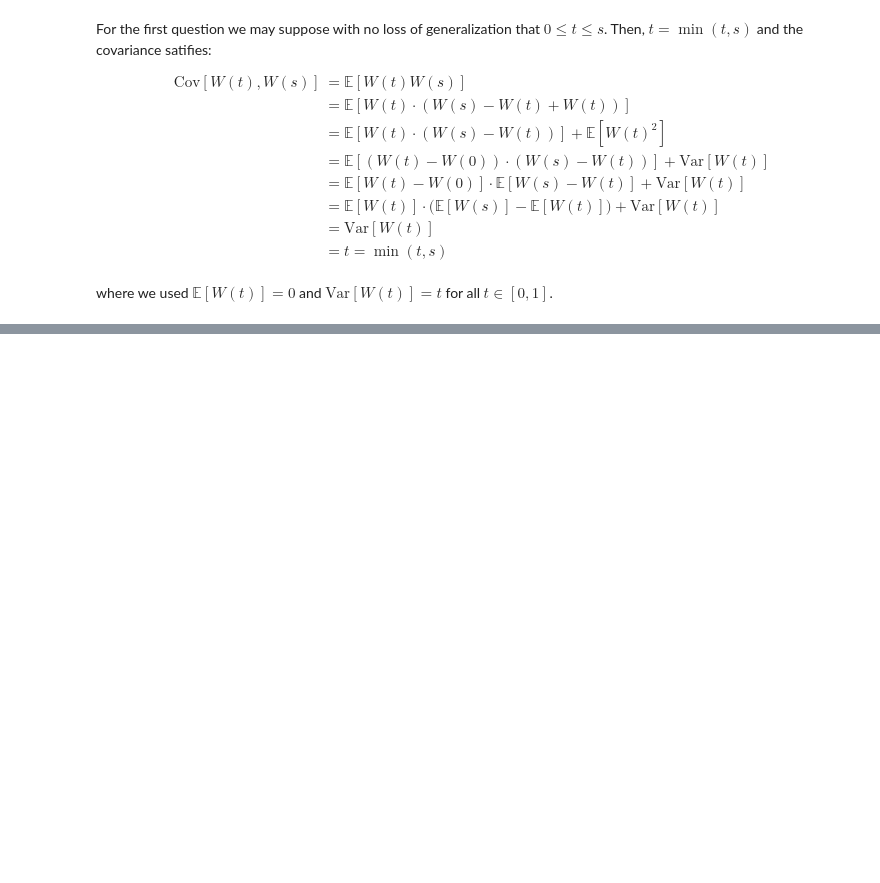
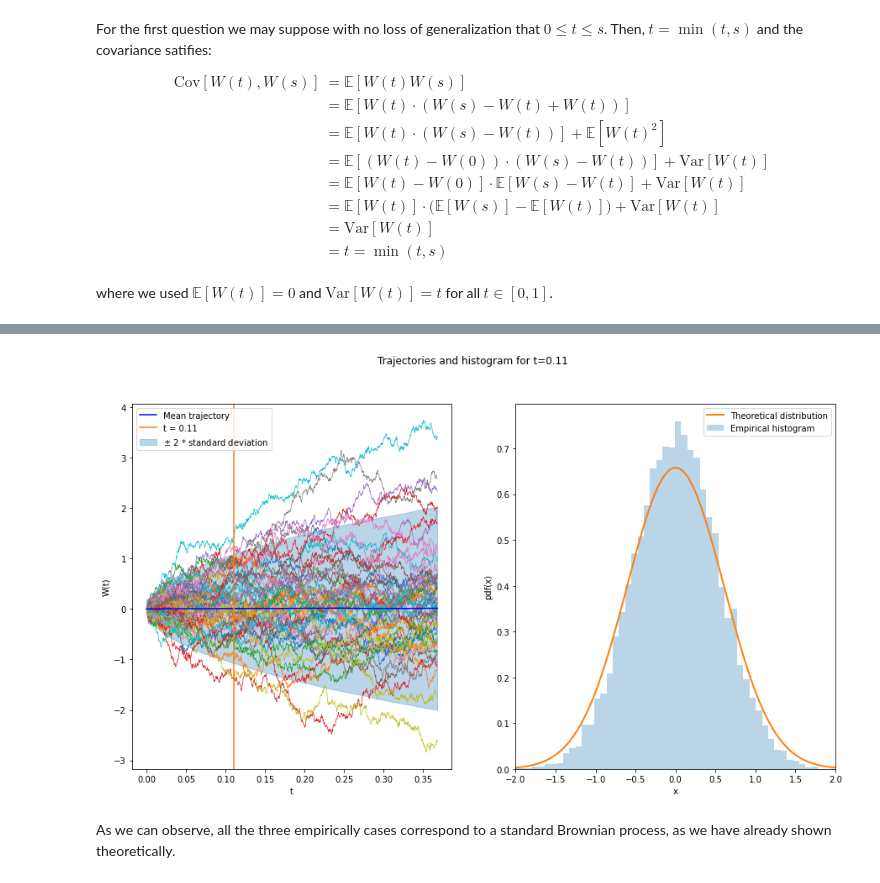
Before and after one commit to Ocete/mcd-pe-continuo, a Jupyter notebook: P1/ejercicios.ipynb, the cells around one changed output, grey strips where cells are left out. Drawn from its saved outputs; the diff is of its cells as text; code cells hidden in the pictures; blank space fills up the shorter version.

```diff
--- a/P1/ejercicios.ipynb
+++ b/P1/ejercicios.ipynb
@@ -647,0 +651,9 @@ ex.plot_trajectories_and_hist(ts, trajectories, 700, hist_xlims=[-2,2])
+# %%
+ts_c,W1_c = simulators.simulate_arithmetic_BM(t0 = 0, B0 = 0, T = 1/c, mu = 0.0, sigma = 1.0, M = 10000, N = 1000 )
+V3 = np.sqrt(c) * W1_c
+# %%
+ex.plot_trajectories_and_hist(ts_c, V3, 300, pdf = lambda x : stats.norm(loc = 0.0, scale= np.sqrt(1/c)).pdf(x), hist_xlims=[-2,2])
+# %% [output]
+[figure, added]
+# %% [markdown]
+As we can observe, all the three empirically cases correspond to a standard Brownian process, as we have already shown theoretically.
```
Also changed, not shown: parts of 20 cells of this notebook, 1 other file.
